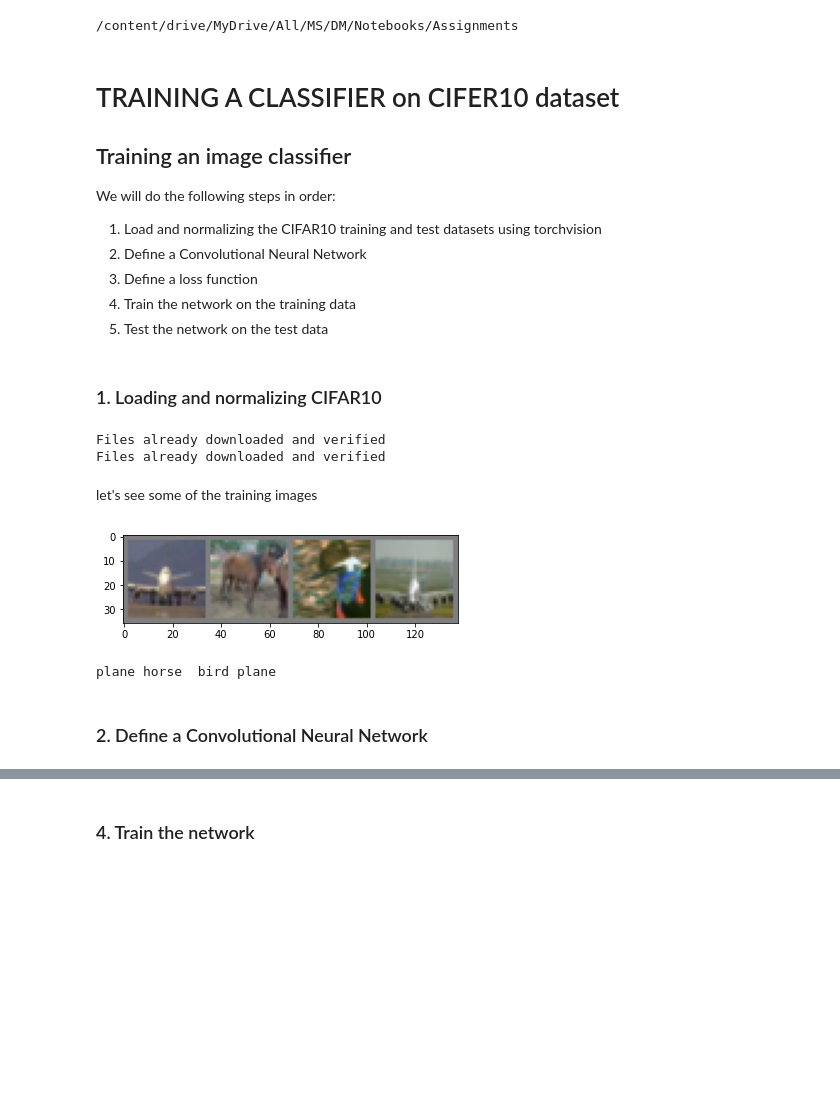
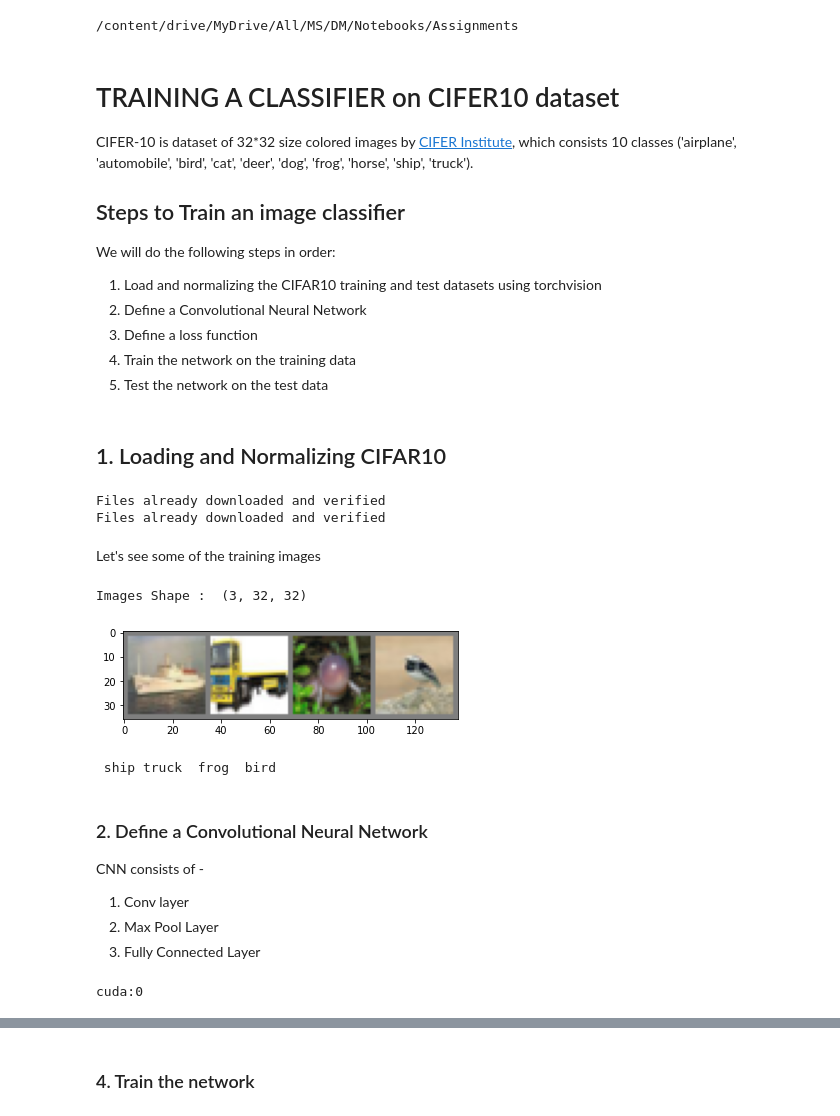
Before and after one commit to jay-thakur/CIFER-10-Exploration, a Jupyter notebook: CIFER_10_Exploration.ipynb, the cells around one changed output, grey strips where cells are left out. Drawn from its saved outputs; the diff is of its cells as text; code cells hidden in the pictures; blank space fills up the shorter version.

Commit message:
added layers

```diff
--- a/CIFER_10_Exploration.ipynb
+++ b/CIFER_10_Exploration.ipynb
@@ -7,8 +7,9 @@ cd '/content/drive/MyDrive/All/MS/DM/Notebooks/Assignments'
 # %% [markdown]
 # TRAINING A CLASSIFIER on CIFER10 dataset
 
+CIFER-10 is dataset of 32*32 size colored images by [CIFER Institute](https://www.cs.toronto.edu/~kriz/cifar.html), which consists 10 classes ('airplane', 'automobile', 'bird', 'cat', 'deer', 'dog', 'frog', 'horse', 'ship', 'truck').
 
-## Training an image classifier
+## Steps to Train an image classifier
 
 We will do the following steps in order:
 
@@ -31,5 +36,5 @@ import numpy as np
 # %% [markdown]
-### 1. Loading and normalizing CIFAR10
+## 1. Loading and Normalizing CIFAR10
 # %%
 transform = transforms.Compose([
                                 transforms.ToTensor(),
@@ -47,27 +52,41 @@ classes = ('plane', 'car', 'bird', 'cat', 'deer', 'dog', 'frog', 'horse', 'ship'
 Files already downloaded and verified
 Files already downloaded and verified
 # %% [markdown]
-let's see some of the training images
+Let's see some of the training images
 # %%
 # function to show an image
 def imshow(img):
   img = img / 2 + 0.5 #unnormalize
   npimg = img.numpy()
   plt.imshow(np.transpose(npimg, (1, 2, 0)))
   plt.show()
 
 # get some training images
 dataiter = iter(trainloader)
 images, labels = dataiter.next()
 
+image_shape = images.numpy().shape[1:]
+print("Images Shape : ", image_shape)
+
 # show images
 imshow(torchvision.utils.make_grid(images))
 
 # print labels
-print(' '.join('%5s' %classes[labels[j]] for j in range(4)))
+print(' '.join('%5s' %classes[labels[i]] for i in range(4)))
 # %% [output]
+Images Shape :  (3, 32, 32)
-[figure, old version]
+[figure, new version]
-plane horse  bird plane
+ ship truck  frog  bird
 # %% [markdown]
 ### 2. Define a Convolutional Neural Network
+
+CNN consists of -
+1. Conv layer
+2. Max Pool Layer
+3. Fully Connected Layer
+# %%
+device = torch.device("cuda:0" if torch.cuda.is_available() else "cpu")
+print(device)
+# %% [output]
+cuda:0
 # %%
```
Also changed, not shown: parts of 35 cells of this notebook.
